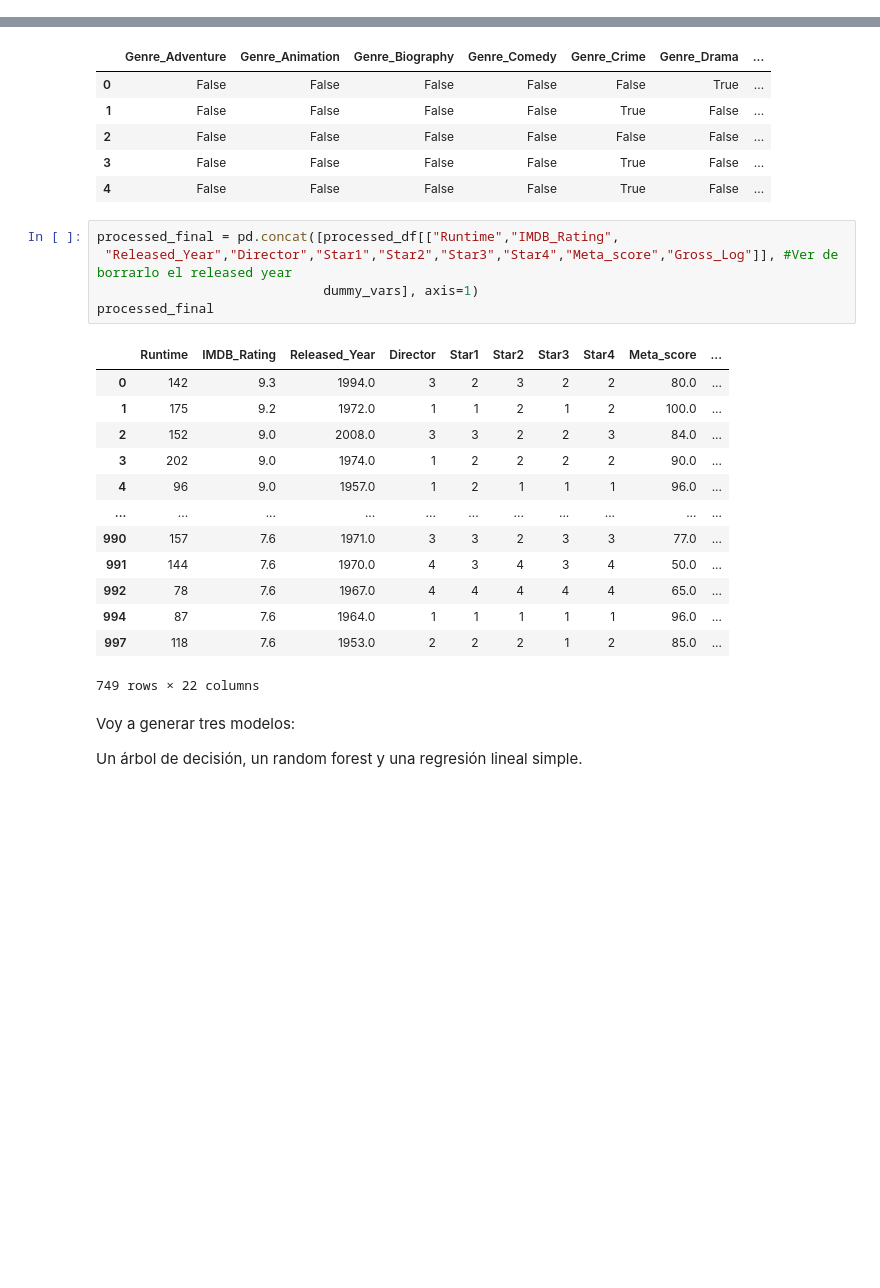
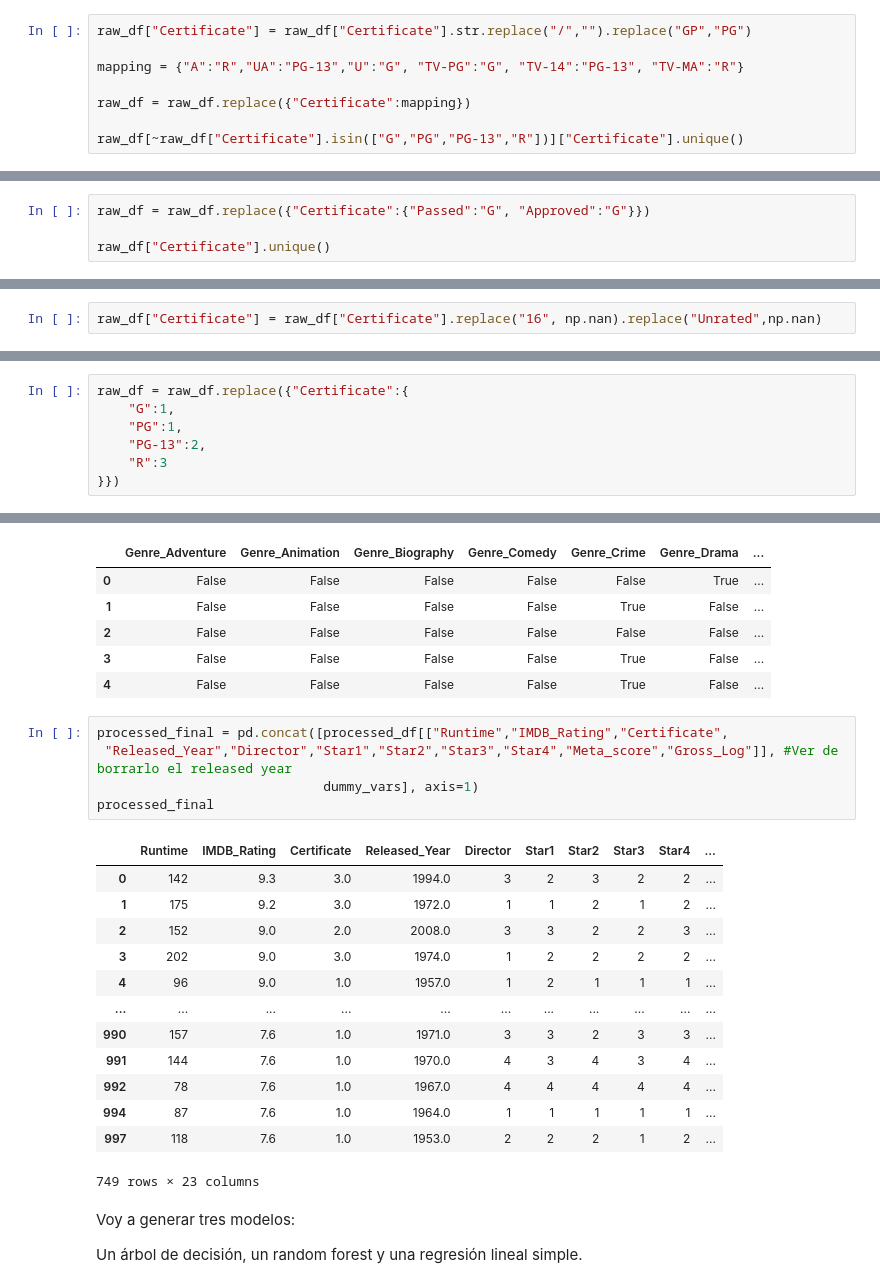
Before and after one commit to rmarquez93/projects, a Jupyter notebook: Python/IMDB_Top_1000_analysis_Gross_Regression.ipynb, the cells around one changed output, grey strips where cells are left out. Drawn from its saved outputs; the diff is of its cells as text; blank space fills up the shorter version.

```diff
--- a/Python/IMDB_Top_1000_analysis_Gross_Regression.ipynb
+++ b/Python/IMDB_Top_1000_analysis_Gross_Regression.ipynb
@@ -275,0 +301,8 @@ https://www.kaggle.com/code/harshitshankhdhar/eda-on-imdb-movies-dataset/noteboo
+# %%
+raw_df["Certificate"] = raw_df["Certificate"].str.replace("/","").replace("GP","PG")
+
+mapping = {"A":"R","UA":"PG-13","U":"G", "TV-PG":"G", "TV-14":"PG-13", "TV-MA":"R"}
+
+raw_df = raw_df.replace({"Certificate":mapping})
+
+raw_df[~raw_df["Certificate"].isin(["G","PG","PG-13","R"])]["Certificate"].unique()
@@ -275,0 +313,4 @@ https://www.kaggle.com/code/harshitshankhdhar/eda-on-imdb-movies-dataset/noteboo
+# %%
+raw_df = raw_df.replace({"Certificate":{"Passed":"G", "Approved":"G"}})
+
+raw_df["Certificate"].unique()
@@ -275,0 +319,2 @@ https://www.kaggle.com/code/harshitshankhdhar/eda-on-imdb-movies-dataset/noteboo
+# %%
+raw_df["Certificate"] = raw_df["Certificate"].replace("16", np.nan).replace("Unrated",np.nan)
@@ -276,3 +327,10 @@ https://www.kaggle.com/code/harshitshankhdhar/eda-on-imdb-movies-dataset/noteboo
+# %%
+raw_df = raw_df.replace({"Certificate":{
+    "G":1,
+    "PG":1,
+    "PG-13":2,
+    "R":3
+}})
 # %% [markdown]
 # Análisis de valores faltantes:
 # %%
@@ -563,24 +627,24 @@ dummy_vars.head(5)
 | 3 | False | False | False | False | True | False | ... |
 | 4 | False | False | False | False | True | False | ... |
 # %%
-processed_final = pd.concat([processed_df[["Runtime","IMDB_Rating",
+processed_final = pd.concat([processed_df[["Runtime","IMDB_Rating","Certificate",
  "Released_Year","Director","Star1","Star2","Star3","Star4","Meta_score","Gross_Log"]], #Ver de borrarlo el released year
                              dummy_vars], axis=1)
 processed_final
 # %% [output]
-|  | Runtime | IMDB_Rating | Released_Year | Director | Star1 | Star2 | Star3 | Star4 | Meta_score | ... |
-| 0 | 142 | 9.3 | 1994.0 | 3 | 2 | 3 | 2 | 2 | 80.0 | ... |
-| 1 | 175 | 9.2 | 1972.0 | 1 | 1 | 2 | 1 | 2 | 100.0 | ... |
-| 2 | 152 | 9.0 | 2008.0 | 3 | 3 | 2 | 2 | 3 | 84.0 | ... |
-| 3 | 202 | 9.0 | 1974.0 | 1 | 2 | 2 | 2 | 2 | 90.0 | ... |
-| 4 | 96 | 9.0 | 1957.0 | 1 | 2 | 1 | 1 | 1 | 96.0 | ... |
+|  | Runtime | IMDB_Rating | Certificate | Released_Year | Director | Star1 | Star2 | Star3 | Star4 | ... |
+| 0 | 142 | 9.3 | 3.0 | 1994.0 | 3 | 2 | 3 | 2 | 2 | ... |
+| 1 | 175 | 9.2 | 3.0 | 1972.0 | 1 | 1 | 2 | 1 | 2 | ... |
+| 2 | 152 | 9.0 | 2.0 | 2008.0 | 3 | 3 | 2 | 2 | 3 | ... |
+| 3 | 202 | 9.0 | 3.0 | 1974.0 | 1 | 2 | 2 | 2 | 2 | ... |
+| 4 | 96 | 9.0 | 1.0 | 1957.0 | 1 | 2 | 1 | 1 | 1 | ... |
 | ... | ... | ... | ... | ... | ... | ... | ... | ... | ... | ... |
-| 990 | 157 | 7.6 | 1971.0 | 3 | 3 | 2 | 3 | 3 | 77.0 | ... |
-| 991 | 144 | 7.6 | 1970.0 | 4 | 3 | 4 | 3 | 4 | 50.0 | ... |
-| 992 | 78 | 7.6 | 1967.0 | 4 | 4 | 4 | 4 | 4 | 65.0 | ... |
-| 994 | 87 | 7.6 | 1964.0 | 1 | 1 | 1 | 1 | 1 | 96.0 | ... |
-| 997 | 118 | 7.6 | 1953.0 | 2 | 2 | 2 | 1 | 2 | 85.0 | ... |
+| 990 | 157 | 7.6 | 1.0 | 1971.0 | 3 | 3 | 2 | 3 | 3 | ... |
+| 991 | 144 | 7.6 | 1.0 | 1970.0 | 4 | 3 | 4 | 3 | 4 | ... |
+| 992 | 78 | 7.6 | 1.0 | 1967.0 | 4 | 4 | 4 | 4 | 4 | ... |
+| 994 | 87 | 7.6 | 1.0 | 1964.0 | 1 | 1 | 1 | 1 | 1 | ... |
+| 997 | 118 | 7.6 | 1.0 | 1953.0 | 2 | 2 | 2 | 1 | 2 | ... |
-749 rows × 22 columns
+749 rows × 23 columns
 # %% [markdown]
 Voy a generar tres modelos:
 
```
Also changed, not shown: parts of 27 cells of this notebook.
